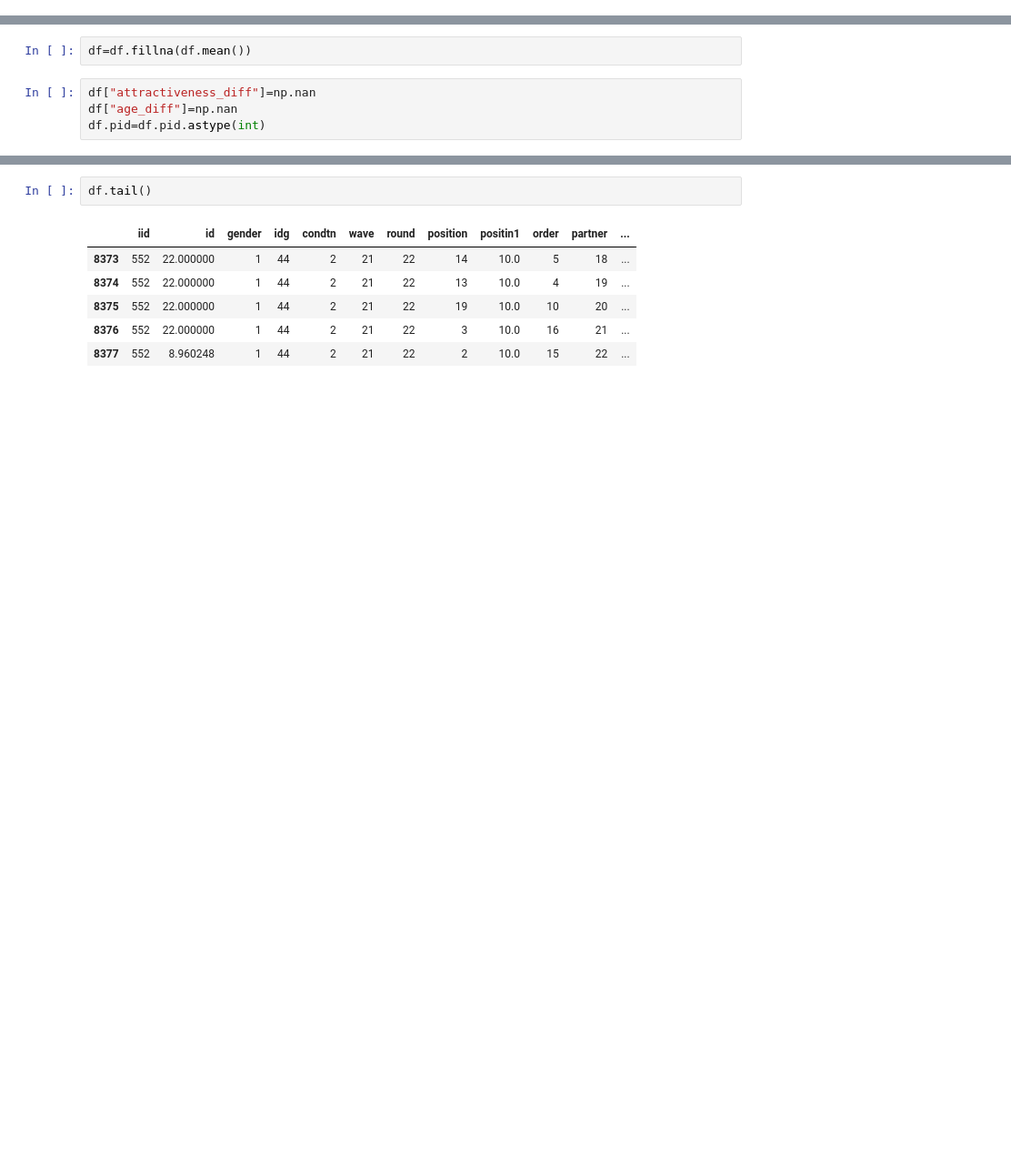
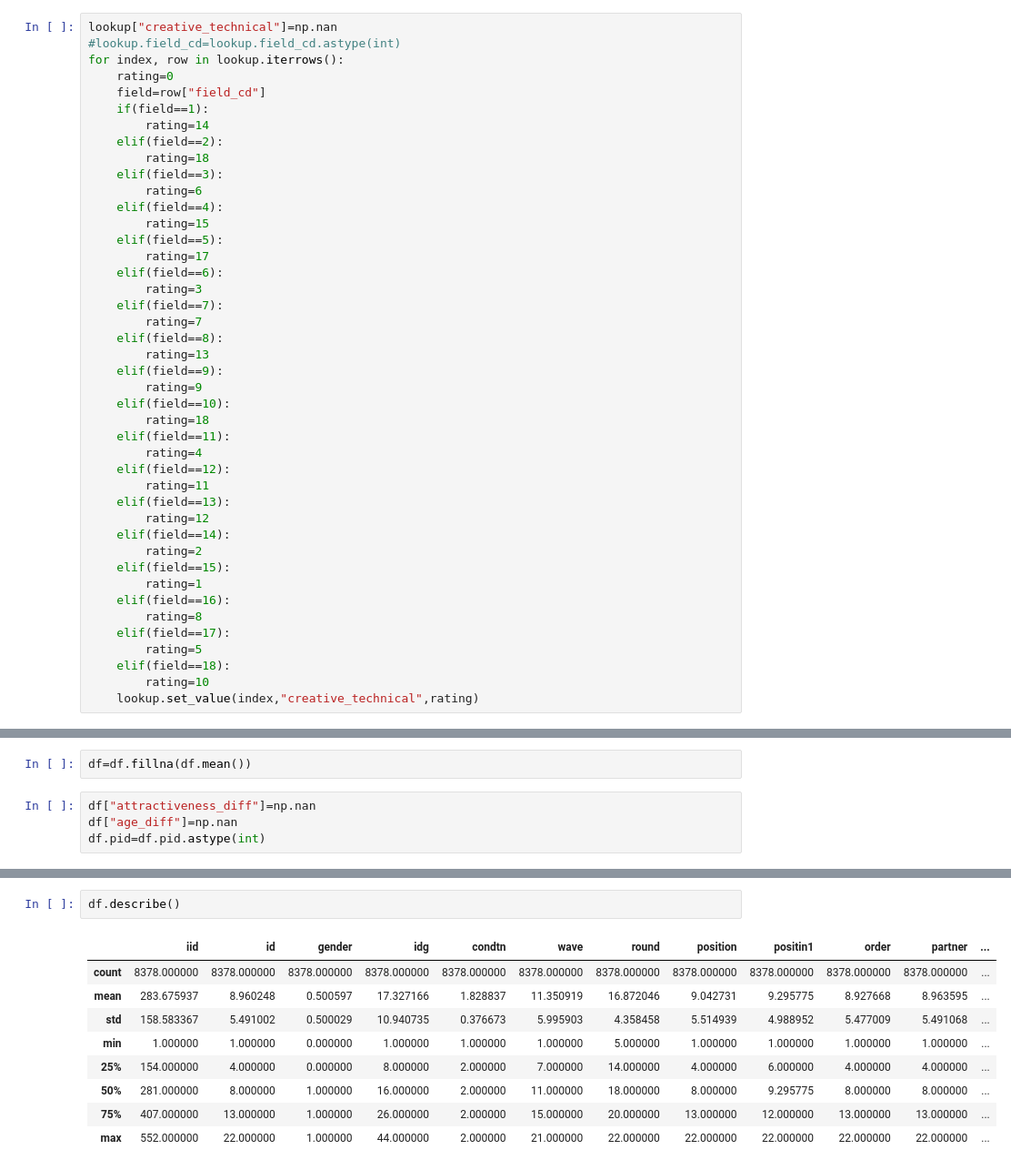
Before and after one commit to magescher/DataScience_SpeedDatingExperiment, a Jupyter notebook: SpeedDating.ipynb, the cells around one changed output, grey strips where cells are left out. Shown: that part at 91% size. Saved outputs shown, nothing was run; the diff lists cells and outputs as text; blank space fills up the shorter version.

```diff
--- a/SpeedDating.ipynb
+++ b/SpeedDating.ipynb
@@ -267,3 +257,46 @@ for x in range(1,553):
+# %%
+lookup["creative_technical"]=np.nan
+#lookup.field_cd=lookup.field_cd.astype(int)
+for index, row in lookup.iterrows():
+    rating=0
+    field=row["field_cd"]
+    if(field==1):
+        rating=14
+    elif(field==2):
+        rating=18
+    elif(field==3):
+        rating=6
+    elif(field==4):
+        rating=15
+    elif(field==5):
+        rating=17
+    elif(field==6):
+        rating=3
+    elif(field==7):
+        rating=7
+    elif(field==8):
+        rating=13
+    elif(field==9):
+        rating=9
+    elif(field==10):
+        rating=18
+    elif(field==11):
+        rating=4
+    elif(field==12):
+        rating=11
+    elif(field==13):
+        rating=12
+    elif(field==14):
+        rating=2
+    elif(field==15):
+        rating=1
+    elif(field==16):
+        rating=8
+    elif(field==17):
+        rating=5
+    elif(field==18):
+        rating=10
+    lookup.set_value(index,"creative_technical",rating)
 # %%
 lookup=lookup.dropna(axis=1,how="all")
 lookup=lookup.fillna(lookup.mean())
@@ -541,9 +575,12 @@ Name: 0, dtype: float64
 # %%
-df.tail()
+df.describe()
 # %% [output]
 |  | iid | id | gender | idg | condtn | wave | round | position | positin1 | order | partner | ... |
-| 8373 | 552 | 22.000000 | 1 | 44 | 2 | 21 | 22 | 14 | 10.0 | 5 | 18 | ... |
-| 8374 | 552 | 22.000000 | 1 | 44 | 2 | 21 | 22 | 13 | 10.0 | 4 | 19 | ... |
-| 8375 | 552 | 22.000000 | 1 | 44 | 2 | 21 | 22 | 19 | 10.0 | 10 | 20 | ... |
-| 8376 | 552 | 22.000000 | 1 | 44 | 2 | 21 | 22 | 3 | 10.0 | 16 | 21 | ... |
-| 8377 | 552 | 8.960248 | 1 | 44 | 2 | 21 | 22 | 2 | 10.0 | 15 | 22 | ... |
+| count | 8378.000000 | 8378.000000 | 8378.000000 | 8378.000000 | 8378.000000 | 8378.000000 | 8378.000000 | 8378.000000 | 8378.000000 | 8378.000000 | 8378.000000 | ... |
+| mean | 283.675937 | 8.960248 | 0.500597 | 17.327166 | 1.828837 | 11.350919 | 16.872046 | 9.042731 | 9.295775 | 8.927668 | 8.963595 | ... |
+| std | 158.583367 | 5.491002 | 0.500029 | 10.940735 | 0.376673 | 5.995903 | 4.358458 | 5.514939 | 4.988952 | 5.477009 | 5.491068 | ... |
+| min | 1.000000 | 1.000000 | 0.000000 | 1.000000 | 1.000000 | 1.000000 | 5.000000 | 1.000000 | 1.000000 | 1.000000 | 1.000000 | ... |
+| 25% | 154.000000 | 4.000000 | 0.000000 | 8.000000 | 2.000000 | 7.000000 | 14.000000 | 4.000000 | 6.000000 | 4.000000 | 4.000000 | ... |
+| 50% | 281.000000 | 8.000000 | 1.000000 | 16.000000 | 2.000000 | 11.000000 | 18.000000 | 8.000000 | 9.295775 | 8.000000 | 8.000000 | ... |
+| 75% | 407.000000 | 13.000000 | 1.000000 | 26.000000 | 2.000000 | 15.000000 | 20.000000 | 13.000000 | 12.000000 | 13.000000 | 13.000000 | ... |
+| max | 552.000000 | 22.000000 | 1.000000 | 44.000000 | 2.000000 | 21.000000 | 22.000000 | 22.000000 | 22.000000 | 22.000000 | 22.000000 | ... |
```
Also changed, not shown: parts of 24 cells of this notebook.
